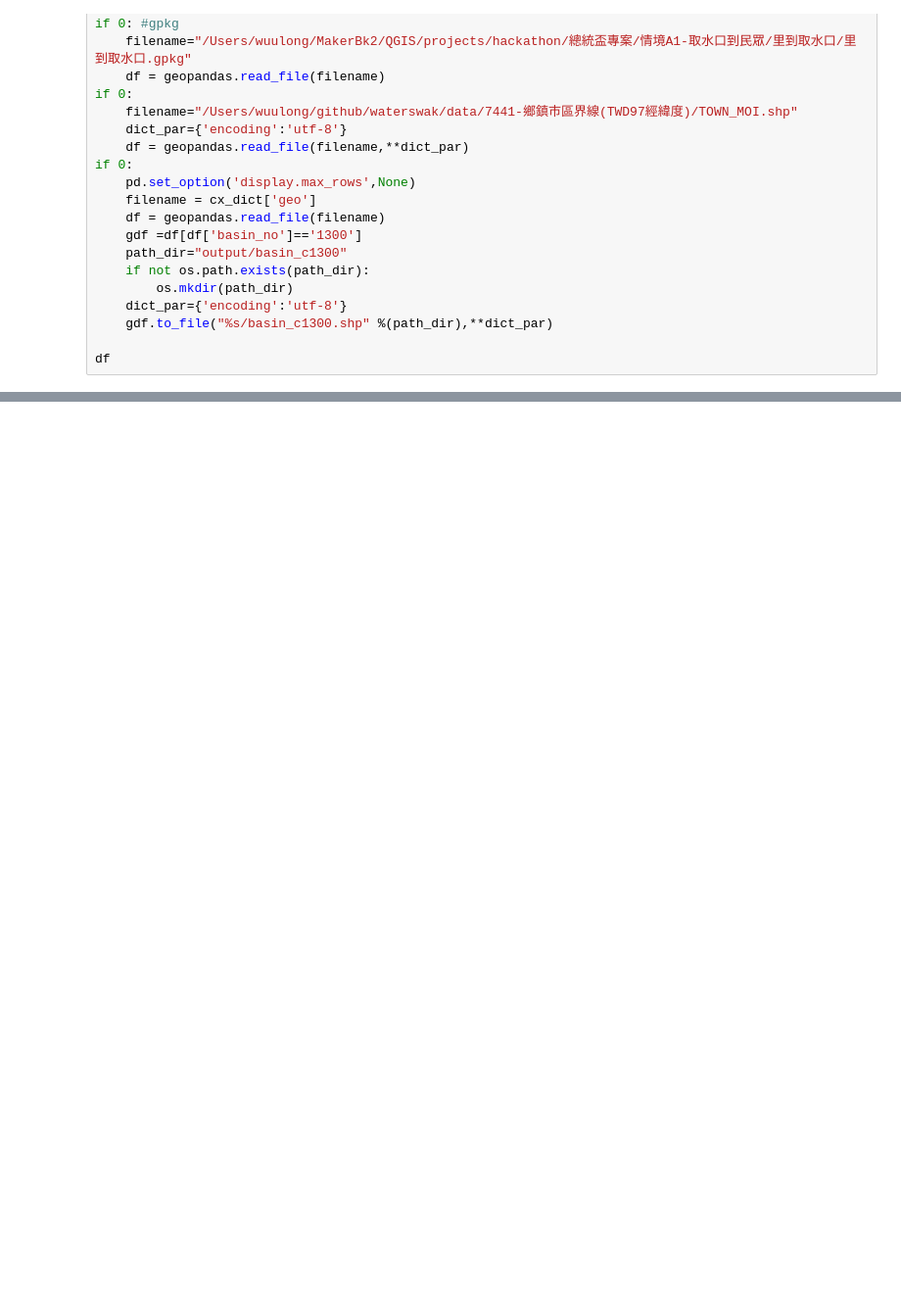
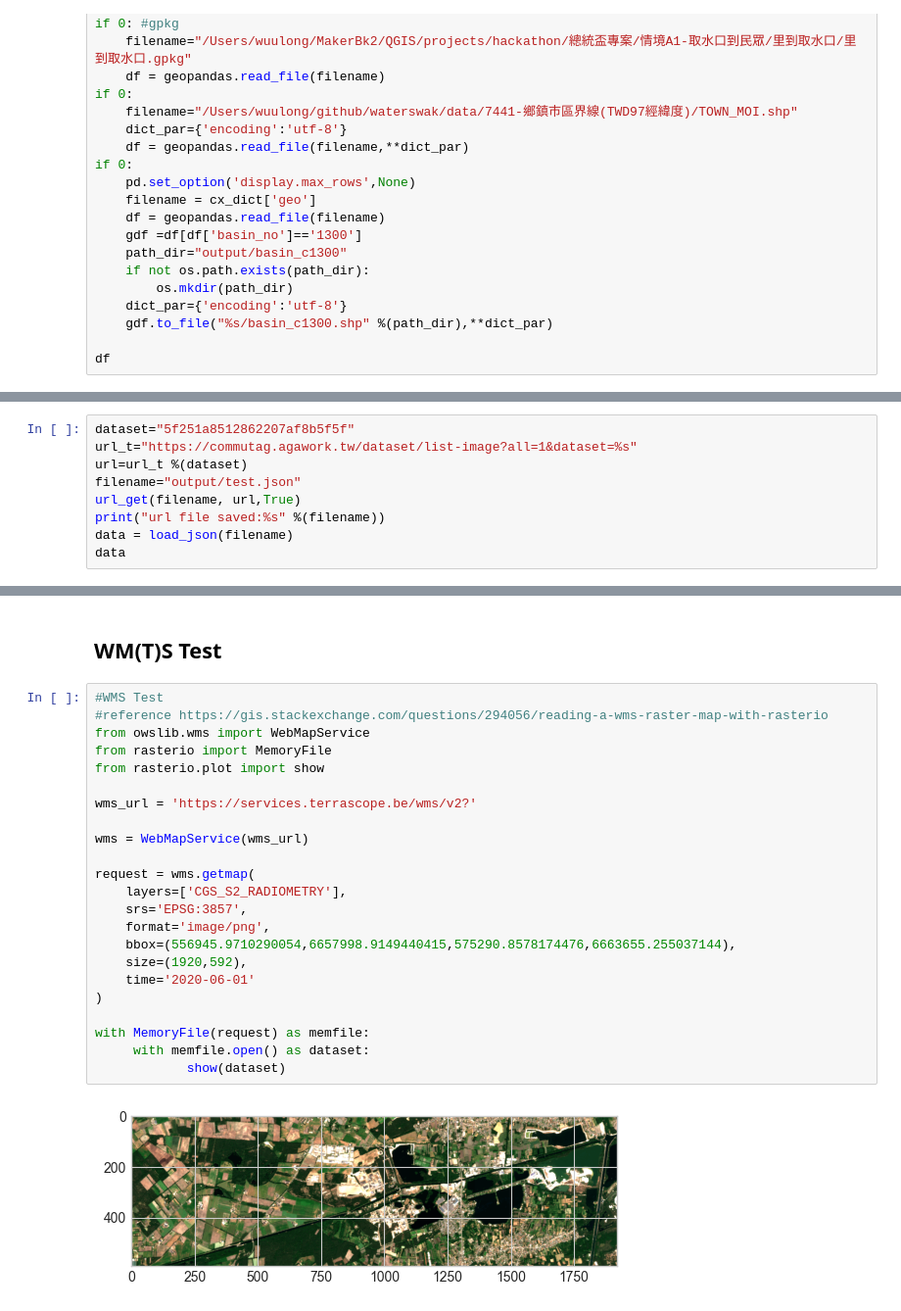
Before and after one commit to LinkItONEDevGroup/waterswak, a Jupyter notebook: engineer_mode.ipynb, the cells around one changed output, grey strips where cells are left out. Shown at 98% size. Drawn from its saved outputs; the diff is of its cells as text; blank space fills up the shorter version.

Commit message:
update: V0.3.2
線段內差
農地工廠 API
水保局歷史影像平台 API
PIL Test
國土測繪中心-WMTS
群眾標記 API
更新 sys.ods

```diff
--- a/engineer_mode.ipynb
+++ b/engineer_mode.ipynb
@@ -1924,0 +2128,9 @@ for index, row in df.iterrows():
+# %%
+dataset="5f251a8512862207af8b5f5f"
+url_t="https://commutag.agawork.tw/dataset/list-image?all=1&dataset=%s"
+url=url_t %(dataset)
+filename="output/test.json"
+url_get(filename, url,True)
+print("url file saved:%s" %(filename))
+data = load_json(filename)
+data
@@ -1924,0 +2156,27 @@ for index, row in df.iterrows():
+# %% [markdown]
+## WM(T)S Test
+# %%
+#WMS Test
+#reference https://gis.stackexchange.com/questions/294056/reading-a-wms-raster-map-with-rasterio
+from owslib.wms import WebMapService
+from rasterio import MemoryFile
+from rasterio.plot import show
+
+wms_url = 'https://services.terrascope.be/wms/v2?'
+
+wms = WebMapService(wms_url)
+
+request = wms.getmap(
+    layers=['CGS_S2_RADIOMETRY'],
+    srs='EPSG:3857',
+    format='image/png',
+    bbox=(556945.9710290054,6657998.9149440415,575290.8578174476,6663655.255037144),
+    size=(1920,592),
+    time='2020-06-01'
+)
+
+with MemoryFile(request) as memfile:
+     with memfile.open() as dataset:
+            show(dataset)
+# %% [output]
+[figure, added]
```
Also changed, not shown: parts of 35 cells of this notebook, 11 other files.
